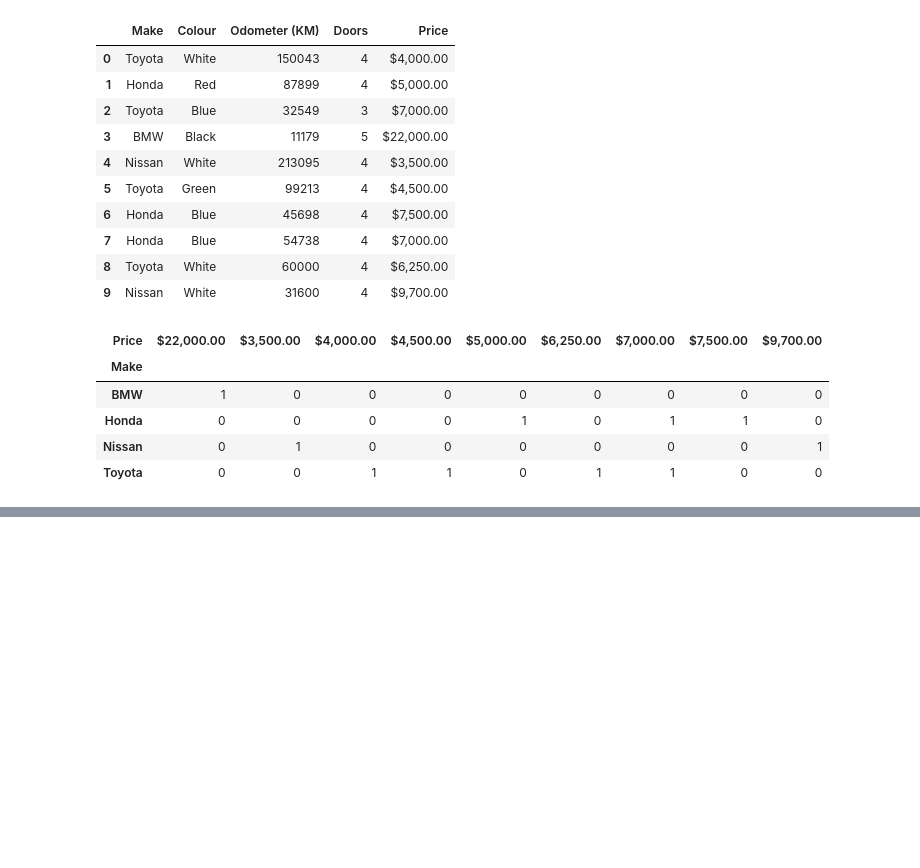
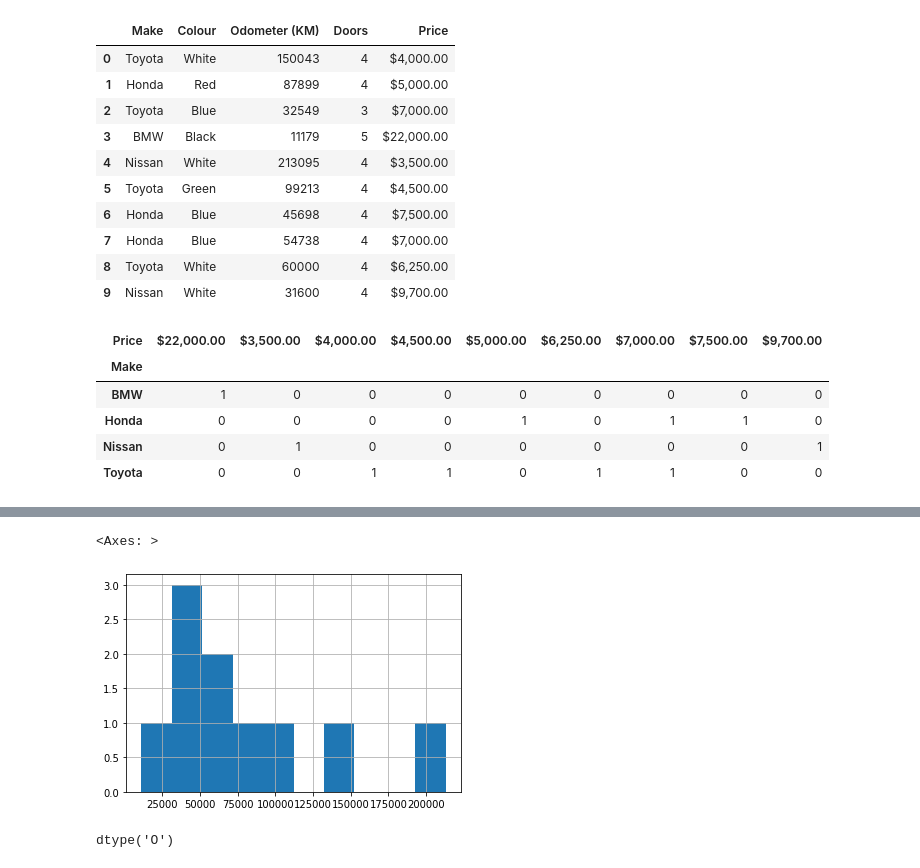
Before and after one commit to Jai3-ui/Machine-Learning-, a Jupyter notebook: Libraries/Pandas/Pandas.ipynb, the cells around one changed output, grey strips where cells are left out. Drawn from its saved outputs; the diff is of its cells as text; code cells hidden in the pictures; blank space fills up the shorter version.

```diff
--- a/Libraries/Pandas/Pandas.ipynb
+++ b/Libraries/Pandas/Pandas.ipynb
@@ -256,0 +277,9 @@ TypeError: Could not convert Black to numeric
+# %%
+car_sales["Odometer (KM)"].hist()
+# %% [output]
+<Axes: >
+[figure, added]
+# %%
+car_sales["Price"].dtype
+# %% [output]
+dtype('O')
```
Also changed, not shown: parts of 6 cells of this notebook.
